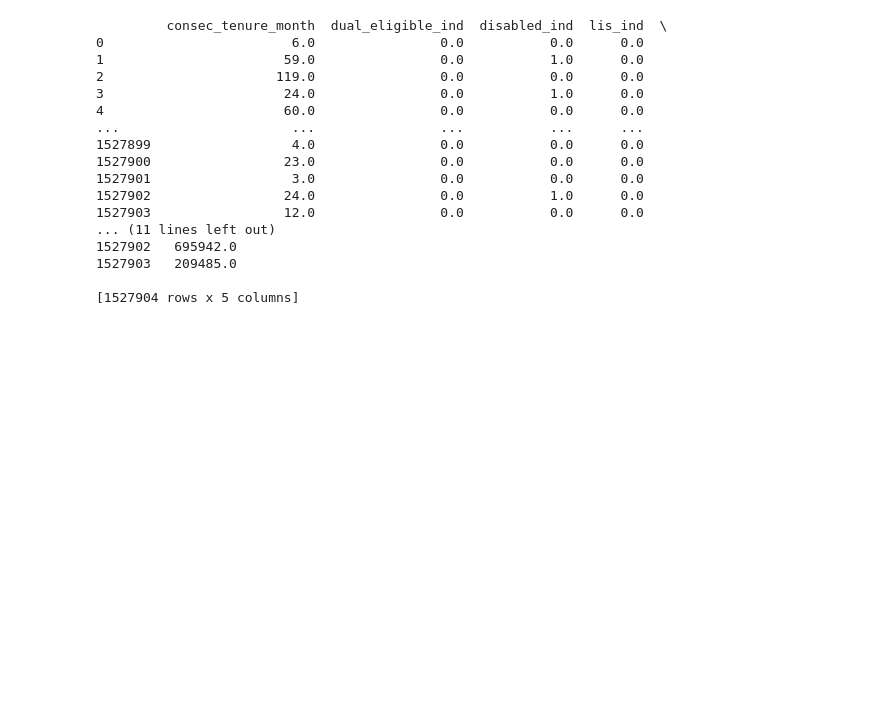
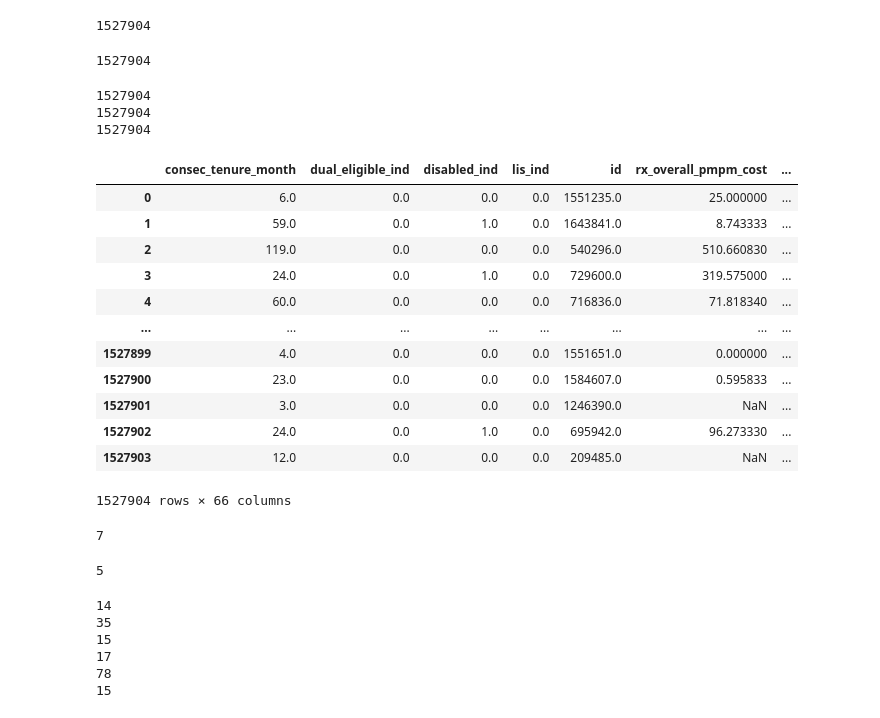
Before and after one commit to ChunjiangLiLeo/Humana-Data-Project, a Jupyter notebook: data.ipynb, the cells around one changed output. Saved outputs shown, nothing was run; the diff lists cells and outputs as text; code cells hidden in the pictures; blank space fills up the shorter version.

```diff
--- a/data.ipynb
+++ b/data.ipynb
@@ -78,23 +88,61 @@ members_data_cleaned = clean_data(members_data)
 pharmacy_data_cleaned = clean_data(pharmacy_data)
 social_data_cleaned = clean_data(social_data)
 web_data_cleaned = clean_data(web_data)
-# %%
-print(members_data_cleaned)
-# %% [output]
-         consec_tenure_month  dual_eligible_ind  disabled_ind  lis_ind  \
-0                        6.0                0.0           0.0      0.0
-1                       59.0                0.0           1.0      0.0
-2                      119.0                0.0           0.0      0.0
-3                       24.0                0.0           1.0      0.0
-4                       60.0                0.0           0.0      0.0
-...                      ...                ...           ...      ...
-1527899                  4.0                0.0           0.0      0.0
-1527900                 23.0                0.0           0.0      0.0
-1527901                  3.0                0.0           0.0      0.0
-1527902                 24.0                0.0           1.0      0.0
-1527903                 12.0                0.0           0.0      0.0
-... (11 lines left out)
-1527902   695942.0
-1527903   209485.0
-
-[1527904 rows x 5 columns]
+# %%
+print(len(members_data_cleaned))
+# %% [output]
+1527904
+# %%
+print(len(members_data))
+# %% [output]
+1527904
+# %%
+print(len(pharmacy_data_cleaned))
+print(len(social_data_cleaned))
+print(len(web_data_cleaned))
+# %% [output]
+1527904
+1527904
+1527904
+# %%
+merged_data_cleaned = pd.merge(members_data_cleaned, pharmacy_data_cleaned, on='id', how='inner')
+merged_data_cleaned = pd.merge(merged_data, social_data_cleaned, on='id', how='inner')
+merged_data_cleaned = pd.merge(merged_data, web_data_cleaned, on='id', how='inner')
+# %%
+merged_data_cleaned
+# %% [output]
+|  | consec_tenure_month | dual_eligible_ind | disabled_ind | lis_ind | id | rx_overall_pmpm_cost | ... |
+| 0 | 6.0 | 0.0 | 0.0 | 0.0 | 1551235.0 | 25.000000 | ... |
+| 1 | 59.0 | 0.0 | 1.0 | 0.0 | 1643841.0 | 8.743333 | ... |
+| 2 | 119.0 | 0.0 | 0.0 | 0.0 | 540296.0 | 510.660830 | ... |
+| 3 | 24.0 | 0.0 | 1.0 | 0.0 | 729600.0 | 319.575000 | ... |
+| 4 | 60.0 | 0.0 | 0.0 | 0.0 | 716836.0 | 71.818340 | ... |
+| ... | ... | ... | ... | ... | ... | ... | ... |
+| 1527899 | 4.0 | 0.0 | 0.0 | 0.0 | 1551651.0 | 0.000000 | ... |
+| 1527900 | 23.0 | 0.0 | 0.0 | 0.0 | 1584607.0 | 0.595833 | ... |
+| 1527901 | 3.0 | 0.0 | 0.0 | 0.0 | 1246390.0 | NaN | ... |
+| 1527902 | 24.0 | 0.0 | 1.0 | 0.0 | 695942.0 | 96.273330 | ... |
+| 1527903 | 12.0 | 0.0 | 0.0 | 0.0 | 209485.0 | NaN | ... |
+1527904 rows × 66 columns
+# %%
+print(len(members_data.columns))
+# %% [output]
+7
+# %%
+print(len(members_data_cleaned.columns))
+# %% [output]
+5
+# %%
+print(len(pharmacy_data_cleaned.columns))
+print(len(social_data_cleaned.columns))
+print(len(web_data_cleaned.columns))
+print(len(pharmacy_data.columns))
+print(len(social_data.columns))
+print(len(web_data.columns))
+# %% [output]
+14
+35
+15
+17
+78
+15
```
Also changed, not shown: parts of 17 cells of this notebook.
